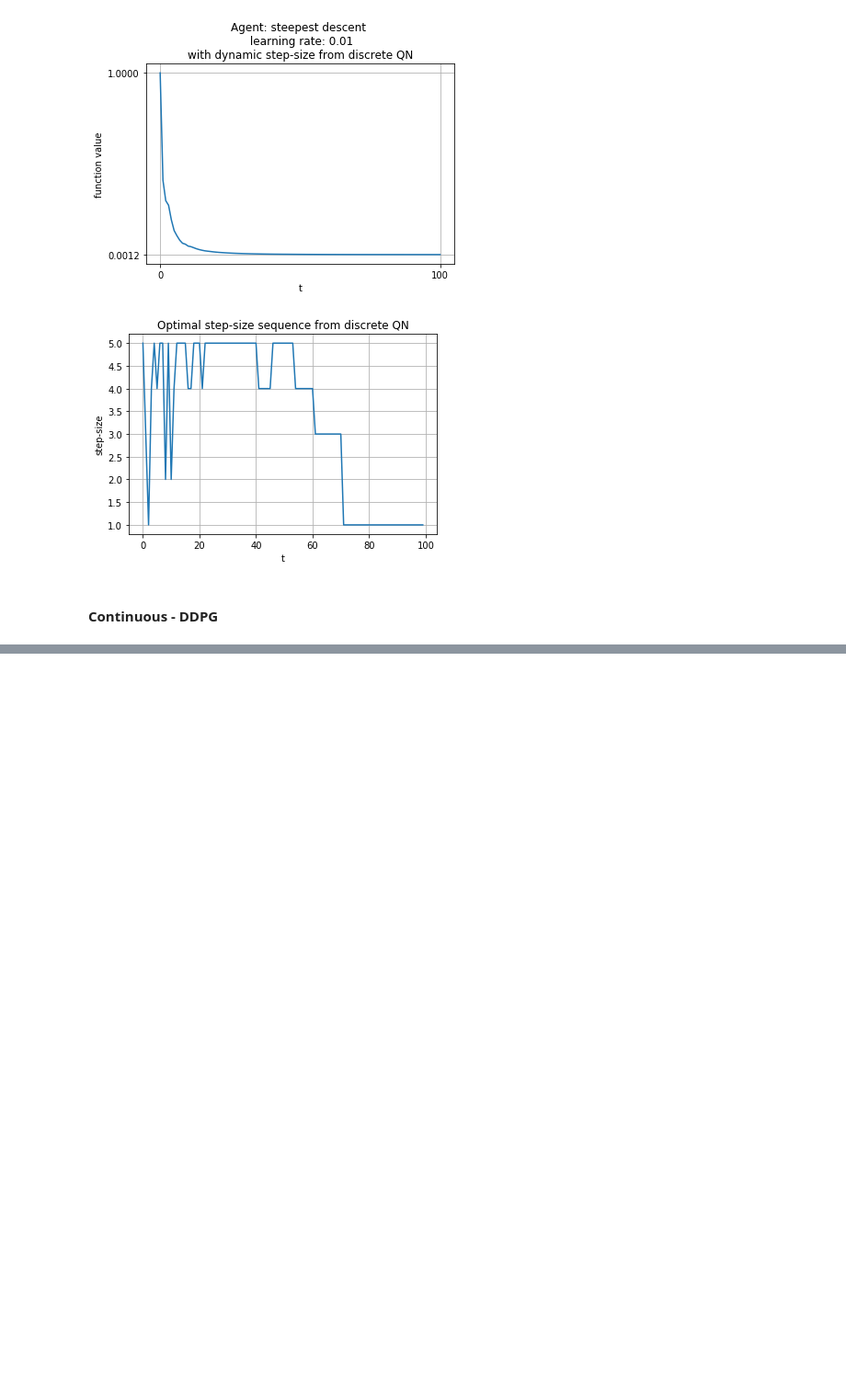
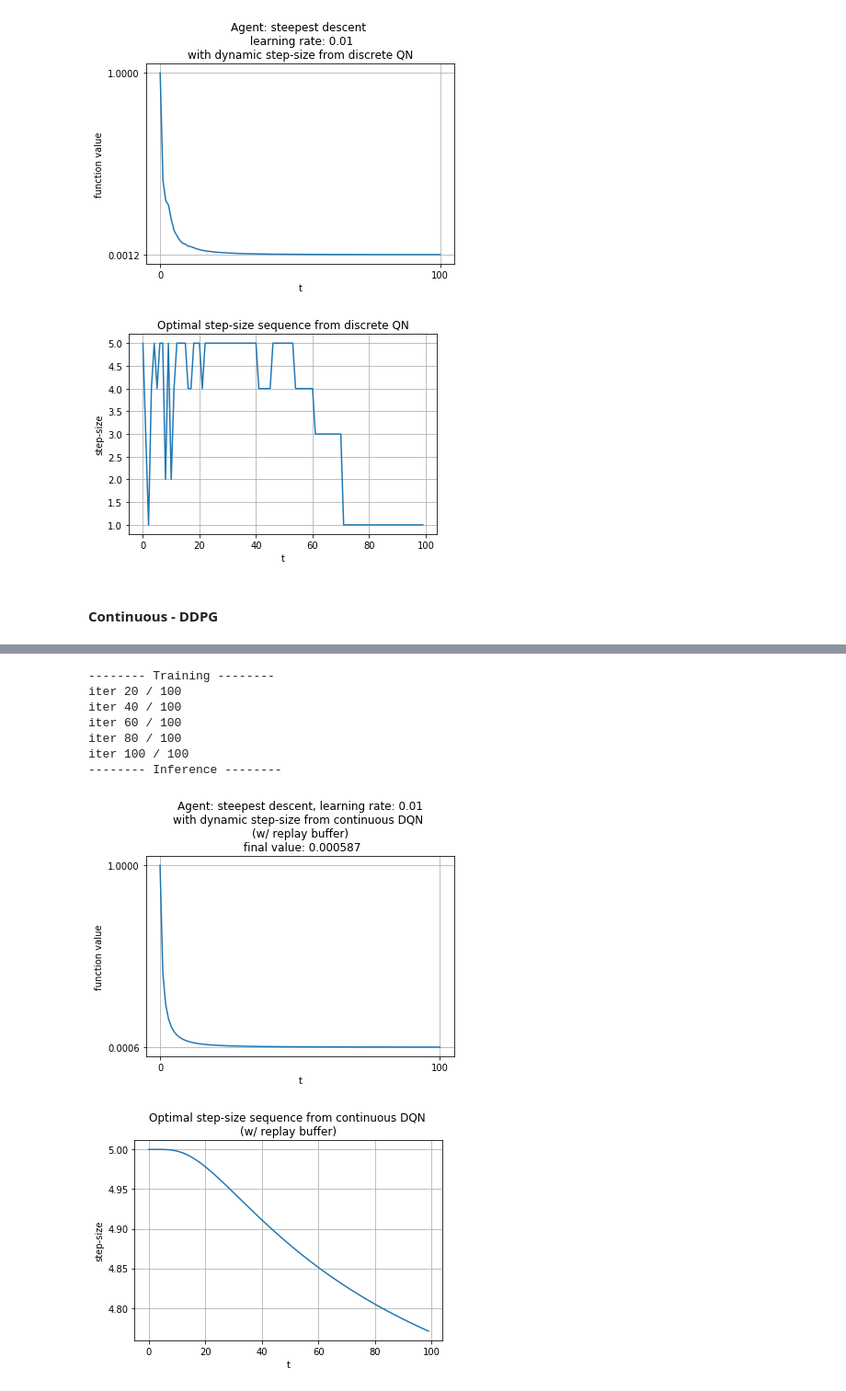
Before and after one commit to hoy021/CSE291_final, a Jupyter notebook: final.ipynb, the cells around one changed output, grey strips where cells are left out. Shown: that part at 92% size. Saved outputs shown, nothing was run; the diff lists cells and outputs as text; code cells hidden in the pictures; blank space fills up the shorter version.

```diff
--- a/final.ipynb
+++ b/final.ipynb
@@ -630,0 +555,13 @@ plt.grid()
+# %%
+DDPG_agent = DDPG(buffer_size = 10000, batch_size = 64)
+train_DDPG(DDPG_agent)
+# %% [output]
+-------- Training --------
+iter 20 / 100
+iter 40 / 100
+iter 60 / 100
+iter 80 / 100
+iter 100 / 100
+-------- Inference --------
+[figure, added]
+[figure, added]
```
Also changed, not shown: parts of 8 cells of this notebook.
